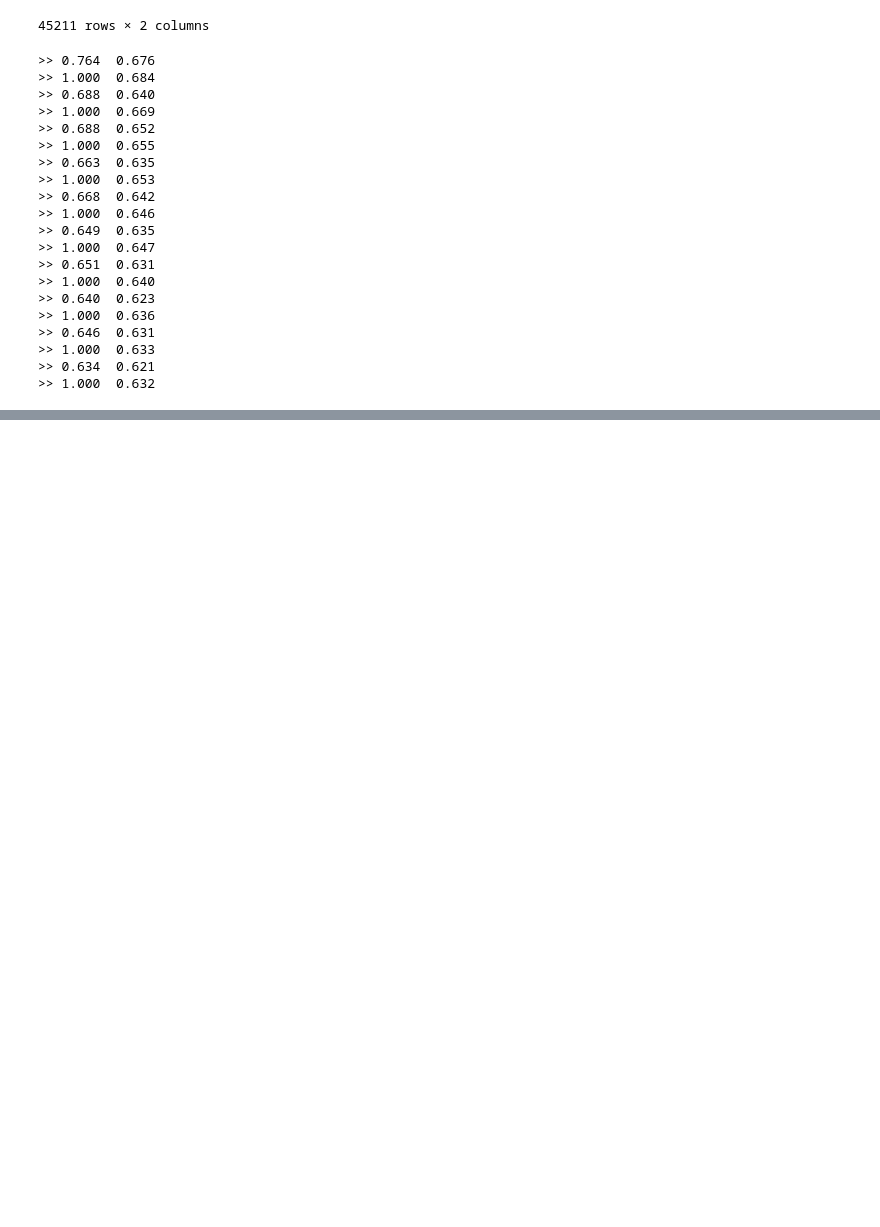
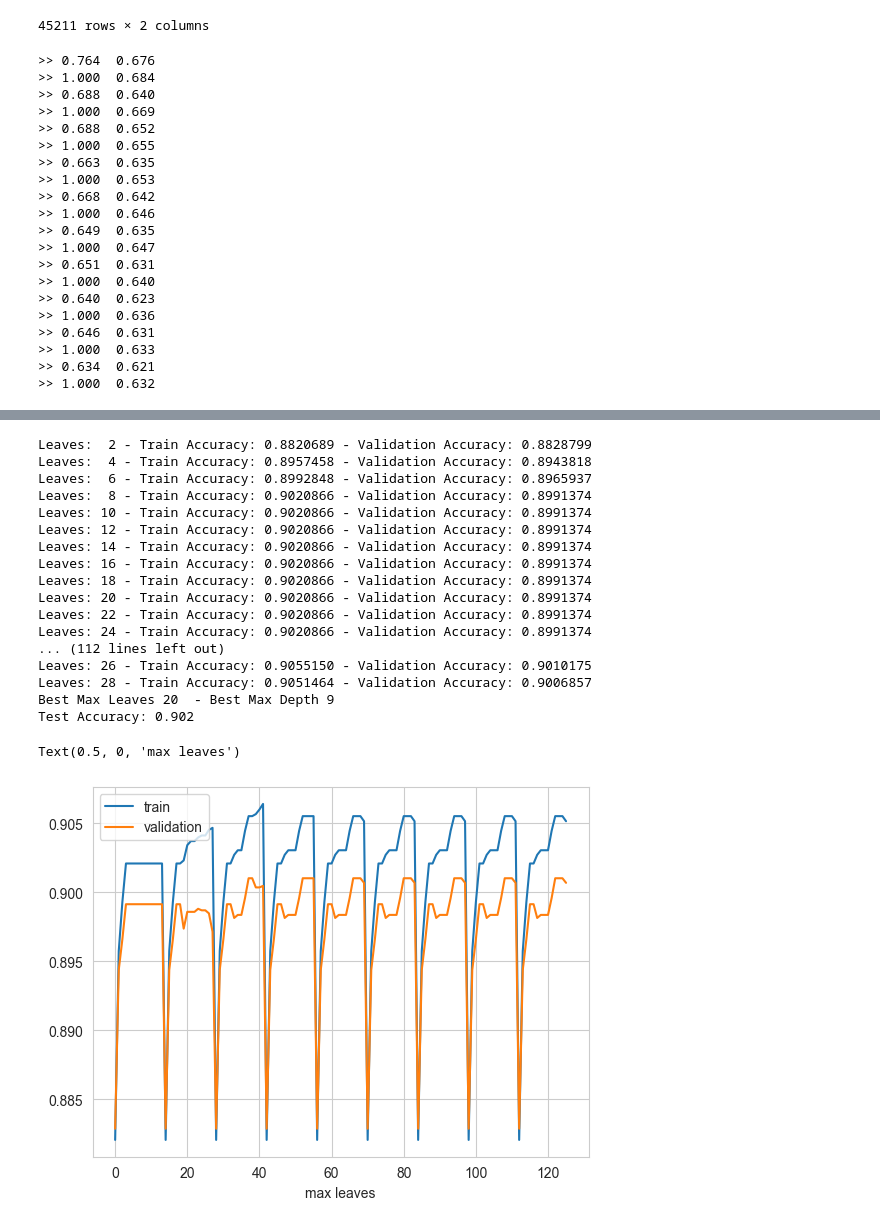
Before and after one commit to Steeve3/ML-model, a Jupyter notebook: notebooks/bank_notebook.ipynb, the cells around one changed output, grey strips where cells are left out. Drawn from its saved outputs; the diff is of its cells as text; code cells hidden in the pictures; blank space fills up the shorter version.

Commit message:
improved Decision Tree Model and Random Forest Model

```diff
--- a/notebooks/bank_notebook.ipynb
+++ b/notebooks/bank_notebook.ipynb
@@ -616,0 +648,60 @@ array([ 5, 10, 15, 20, 25, 30, 35, 40, 45, 50])
+# %%
+from sklearn.tree import DecisionTreeClassifier
+
+val_accuracies = []
+train_accuracies = []
+leaves_vals = range(2,30, 2)
+models=[]
+
+for depth in range(3,30, 3):
+  for max_leaves in leaves_vals:
+    # train and predict
+    df = DecisionTreeClassifier(max_leaf_nodes=max_leaves,max_depth=depth)
+    df.fit(X_train,y_train)
+    models.append(df)
+
+    # compute Accuracy on train and validation
+    train_acc = accuracy_score(y_true=y_train, y_pred=df.predict(X_train))
+    valid_acc = accuracy_score(y_true=y_valid, y_pred=df.predict(X_valid))
+    print ("Leaves: {:2d} - Train Accuracy: {:.7f} - Validation Accuracy: {:.7f}".format(
+        max_leaves,  train_acc, valid_acc) )
+
+    val_accuracies += [ valid_acc ]
+    train_accuracies += [train_acc]
+
+df = models[np.argmax(val_accuracies)]
+print ( "Best Max Leaves", df.max_leaf_nodes, " - Best Max Depth", df.max_depth)
+
+# we use both training and validation to build the final model, to exploit all training data
+df.fit(X_train_80,y_train_80)
+
+# Finally, evaluate on test set
+test_acc = accuracy_score(y_true=y_test, y_pred=df.predict(X_test))
+print ("Test Accuracy: {:.3f}".format(test_acc) )
+
+# plot validation vs test accuracies
+plt.figure()
+plt.plot(train_accuracies)
+plt.plot( val_accuracies)
+plt.legend(['train','validation'])
+plt.xlabel('max leaves')
+# %% [output]
+Leaves:  2 - Train Accuracy: 0.8820689 - Validation Accuracy: 0.8828799
+Leaves:  4 - Train Accuracy: 0.8957458 - Validation Accuracy: 0.8943818
+Leaves:  6 - Train Accuracy: 0.8992848 - Validation Accuracy: 0.8965937
+Leaves:  8 - Train Accuracy: 0.9020866 - Validation Accuracy: 0.8991374
+Leaves: 10 - Train Accuracy: 0.9020866 - Validation Accuracy: 0.8991374
+Leaves: 12 - Train Accuracy: 0.9020866 - Validation Accuracy: 0.8991374
+Leaves: 14 - Train Accuracy: 0.9020866 - Validation Accuracy: 0.8991374
+Leaves: 16 - Train Accuracy: 0.9020866 - Validation Accuracy: 0.8991374
+Leaves: 18 - Train Accuracy: 0.9020866 - Validation Accuracy: 0.8991374
+Leaves: 20 - Train Accuracy: 0.9020866 - Validation Accuracy: 0.8991374
+Leaves: 22 - Train Accuracy: 0.9020866 - Validation Accuracy: 0.8991374
+Leaves: 24 - Train Accuracy: 0.9020866 - Validation Accuracy: 0.8991374
+... (112 lines left out)
+Leaves: 26 - Train Accuracy: 0.9055150 - Validation Accuracy: 0.9010175
+Leaves: 28 - Train Accuracy: 0.9051464 - Validation Accuracy: 0.9006857
+Best Max Leaves 20  - Best Max Depth 9
+Test Accuracy: 0.902
+Text(0.5, 0, 'max leaves')
+[figure, added]
```
Also changed, not shown: parts of 28 cells of this notebook, 2 other files.
